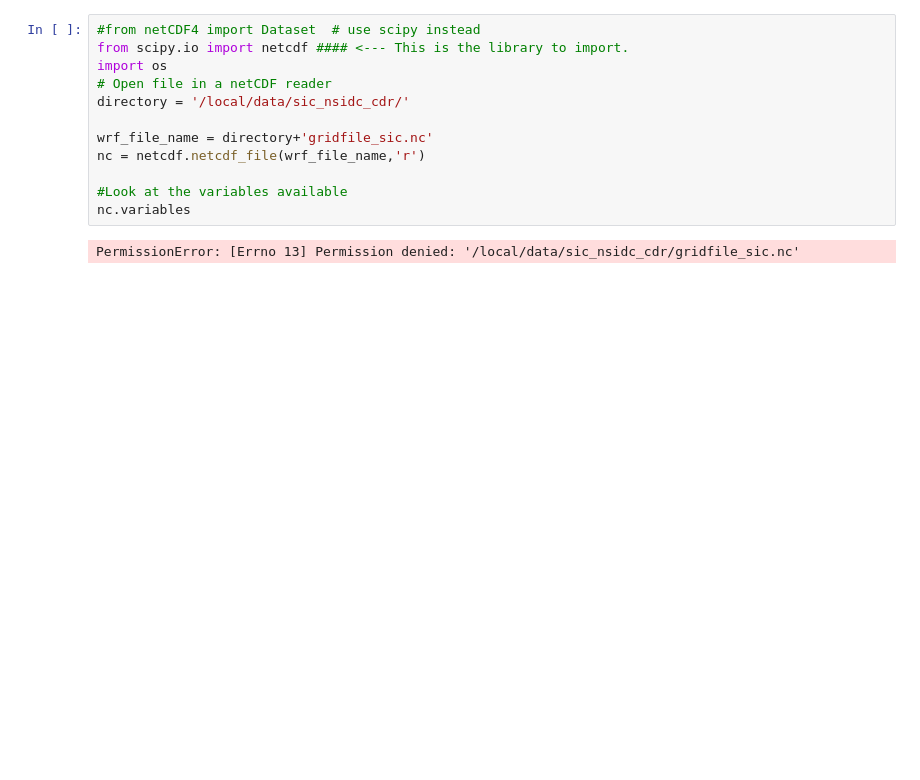
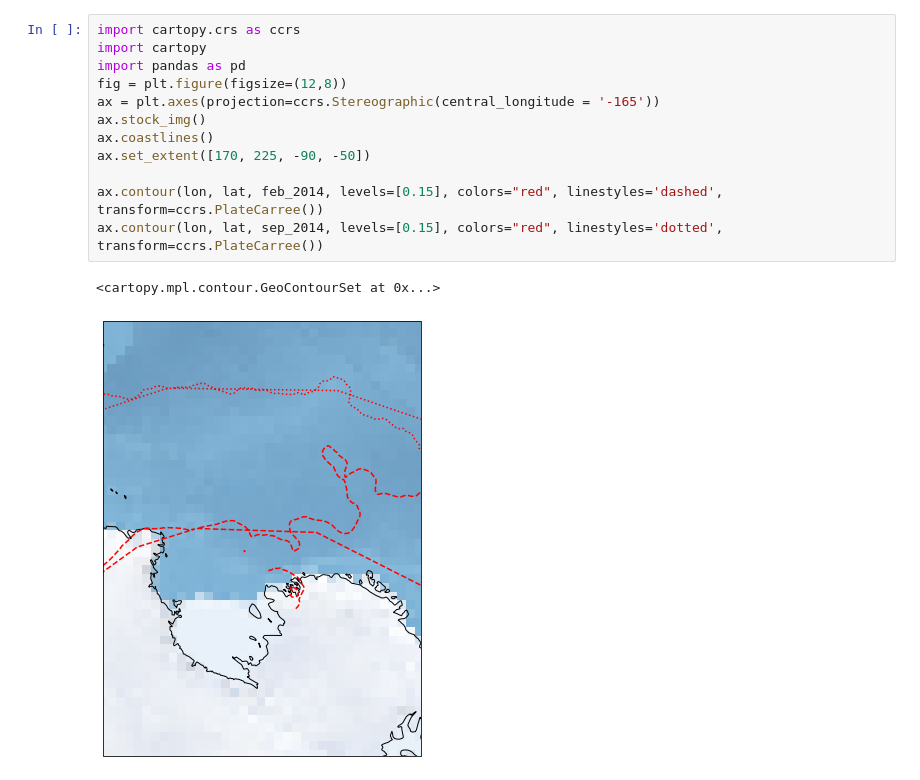
Before and after one commit to ch-alina/hmei, a Jupyter notebook: notebooks/sic.ipynb, the cells around one changed output. Saved outputs shown, nothing was run; the diff lists cells and outputs as text; blank space fills up the shorter version.

```diff
--- a/notebooks/sic.ipynb
+++ b/notebooks/sic.ipynb
@@ -53,14 +51,15 @@ print(clim_sic.cdr_seaice_conc_monthly.x.values)
 # %%
-#from netCDF4 import Dataset  # use scipy instead
-from scipy.io import netcdf #### <--- This is the library to import.
-import os
-# Open file in a netCDF reader
-directory = '/local/data/sic_nsidc_cdr/'
+import cartopy.crs as ccrs
+import cartopy
+import pandas as pd
+fig = plt.figure(figsize=(12,8))
+ax = plt.axes(projection=ccrs.Stereographic(central_longitude = '-165'))
+ax.stock_img()
+ax.coastlines()
+ax.set_extent([170, 225, -90, -50])
 
-wrf_file_name = directory+'gridfile_sic.nc'
-nc = netcdf.netcdf_file(wrf_file_name,'r')
-
-#Look at the variables available
-nc.variables
+ax.contour(lon, lat, feb_2014, levels=[0.15], colors="red", linestyles='dashed', transform=ccrs.PlateCarree())
+ax.contour(lon, lat, sep_2014, levels=[0.15], colors="red", linestyles='dotted', transform=ccrs.PlateCarree())
 # %% [output]
-PermissionError: [Errno 13] Permission denied: '/local/data/sic_nsidc_cdr/gridfile_sic.nc'
+<cartopy.mpl.contour.GeoContourSet at 0x...>
+[figure, added]
```
Also changed, not shown: parts of 2 cells of this notebook, 2 other files.
